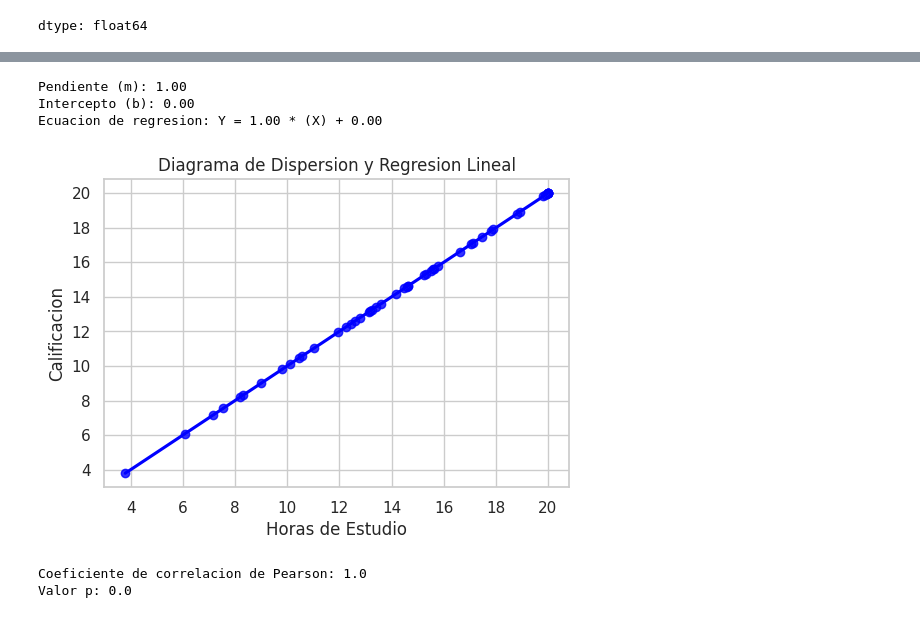
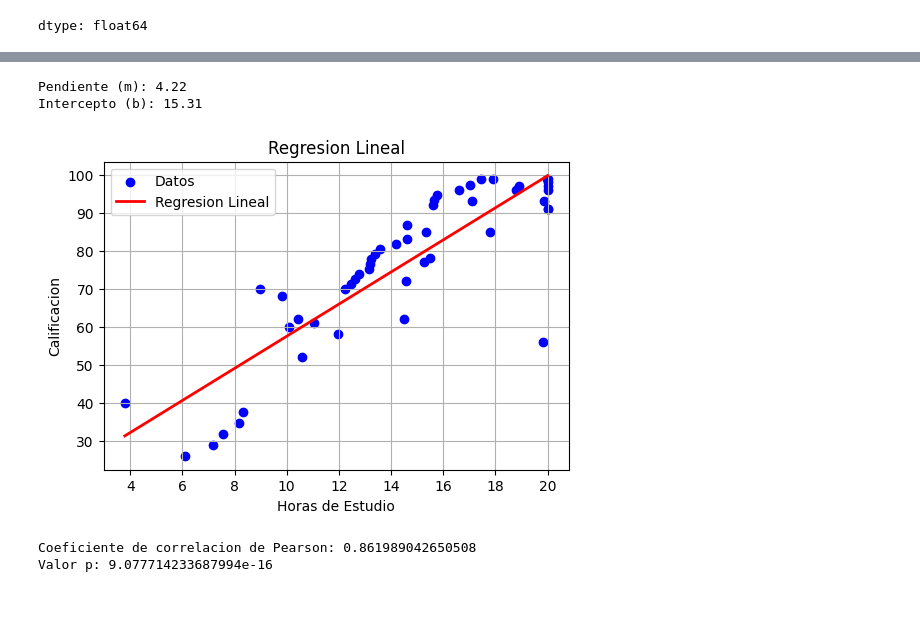
Before and after one commit to Carla-if/Probabilidad, a Jupyter notebook: Unidad 5/Grupo_2.ipynb, the cells around one changed output, grey strips where cells are left out. Drawn from its saved outputs; the diff is of its cells as text; code cells hidden in the pictures.

```diff
--- a/Unidad 5/Grupo_2.ipynb
+++ b/Unidad 5/Grupo_2.ipynb
@@ -94,45 +93,35 @@ plt.show()
 # %%
-X = np.array(G2["HorasEstudio"]).reshape(-1, 1)
-Y = G2["HorasEstudio"]
+X = G2["HorasEstudio"].values.reshape(-1, 1)
+Y = G2["Calificacion"].values
 
-# Entrenar el modelo de regresion
 modelo = LinearRegression()
 modelo.fit(X, Y)
 
-# Obtener la linea de regresion
 pendiente = modelo.coef_[0]
 intercepto = modelo.intercept_
-
+r_cuadrado = modelo.score(X, Y)
+prediccion = modelo.predict(X)
 
 print(f"Pendiente (m): {pendiente:.2f}")
 print(f"Intercepto (b): {intercepto:.2f}")
-print(f"Ecuacion de regresion: Y = {pendiente:.2f} * (X) + {intercepto:.2f}")
+
+plt.figure(figsize=(6, 4))
+plt.scatter(X, Y, color='blue', label='Datos')
+plt.plot(X, prediccion, color='red', linewidth=2, label='Regresion Lineal')
+plt.title('Regresion Lineal')
+plt.xlabel('Horas de Estudio')
+plt.ylabel('Calificacion')
+plt.legend()
+plt.grid(True)
+plt.show()
 # %% [output]
-Pendiente (m): 1.00
-Intercepto (b): 0.00
-Ecuacion de regresion: Y = 1.00 * (X) + 0.00
+Pendiente (m): 4.22
+Intercepto (b): 15.31
+[figure, added]
-# %%
-# Definimos tamaño
-plt.figure(figsize=(6, 4))
-
-# Datos de entrada
-Horas_Estudio = X
-Calificacion = Y
-
-# Creamos el diagrama de dispersion con la linea de regresion
-sns.set(style="whitegrid")
-sns.regplot(x=Horas_Estudio, y=Calificacion, scatter=True, color='blue')
-plt.title('Diagrama de Dispersion y Regresion Lineal')
-plt.xlabel('Horas de Estudio')
-plt.ylabel('Calificacion')
-plt.grid(True)
-plt.show()
-# %% [output]
-[figure, removed]
 # %%
 coeficiente_correlacion, p_valor = pearsonr(X.flatten(), Y)
 print(f"Coeficiente de correlacion de Pearson:", coeficiente_correlacion)
 print("Valor p:", p_valor)
 # %% [output]
-Coeficiente de correlacion de Pearson: 1.0
-Valor p: 0.0
+Coeficiente de correlacion de Pearson: 0.861989042650508
+Valor p: 9.077714233687994e-16
```
Also changed, not shown: parts of 1 cell of this notebook.
